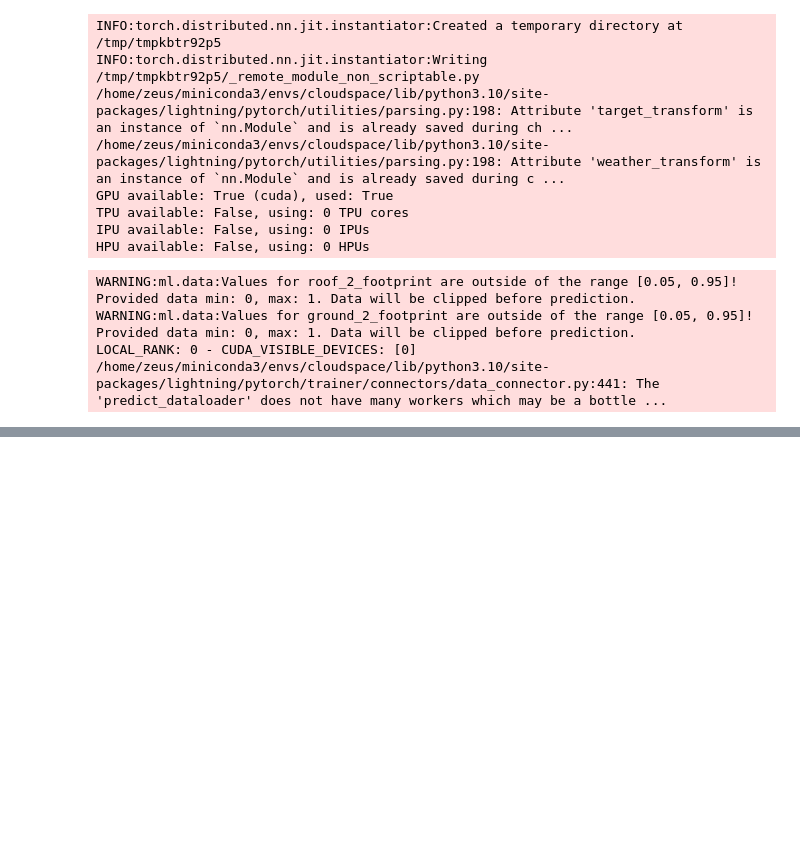
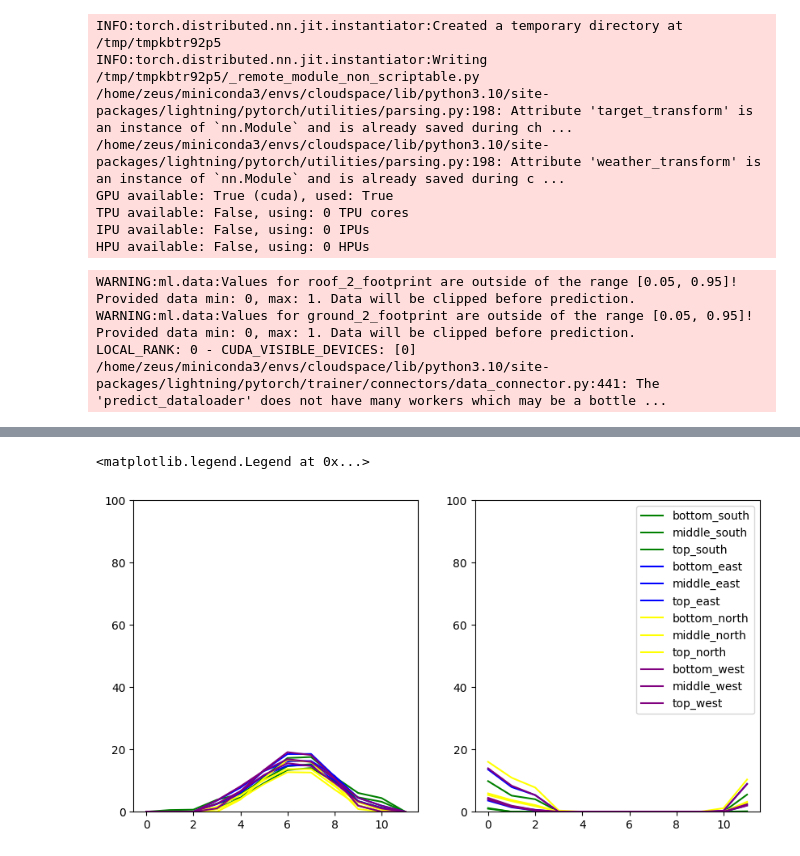
Before and after one commit to szvsw/ml-for-building-energy-modeling, a Jupyter notebook: ml-for-bem/notebooks/cs_ab_tester.ipynb, the cells around one changed output, grey strips where cells are left out. Cells and saved outputs as stored; diff of their text form; code cells hidden in the pictures; blank space fills up the shorter version.

```diff
--- a/ml-for-bem/notebooks/cs_ab_tester.ipynb
+++ b/ml-for-bem/notebooks/cs_ab_tester.ipynb
@@ -142,0 +124,11 @@ plt.legend()
+# %%
+fig,axs = plt.subplots(1,2,figsize=(10,5))
+for i in range(12):
+    axs[0].plot(shoebox_results["Core"]["Cooling"].values[i],label=features.loc[i,"name"],c=colors[features.loc[i,"name"]])
+    axs[1].plot(shoebox_results["Core"]["Heating"].values[i],label=features.loc[i,"name"],c=colors[features.loc[i,"name"]])
+axs[0].set_ylim([0,100])
+axs[1].set_ylim([0,100])
+plt.legend()
+# %% [output]
+<matplotlib.legend.Legend at 0x...>
+[figure, added]
```
Also changed, not shown: parts of 3 cells of this notebook.
